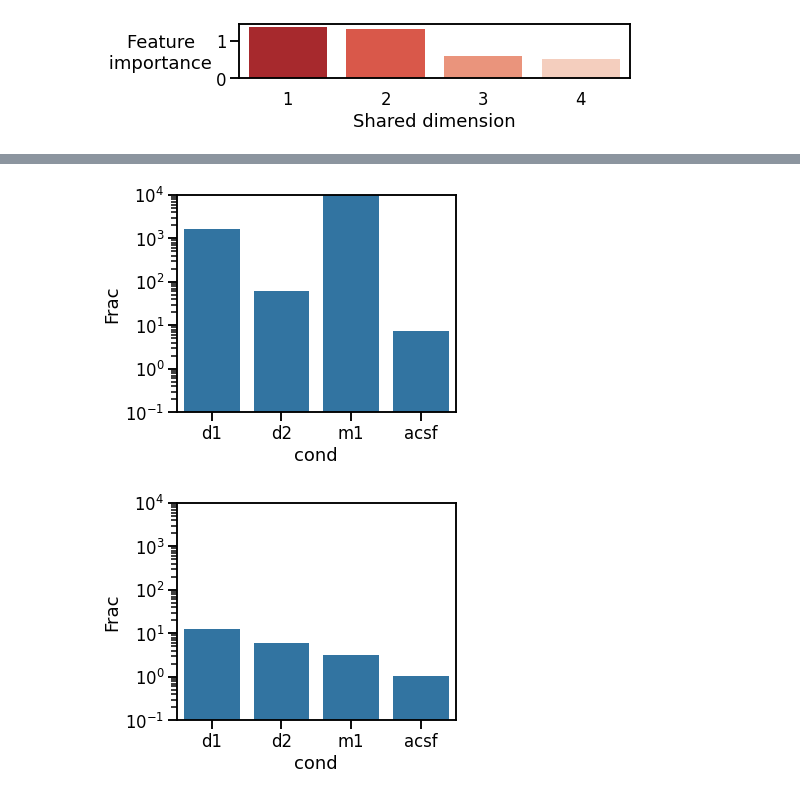
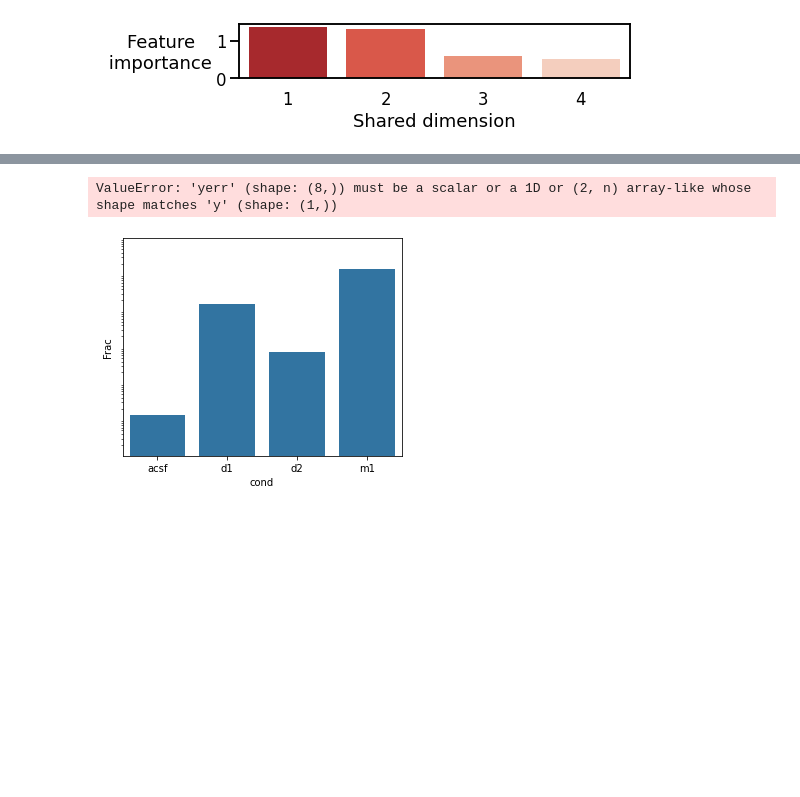
Before and after one commit to Nishant-codex/single_cell_analysis, a Jupyter notebook: notebooks_acsf/pCCA_acsf.ipynb, the cells around one changed output, grey strips where cells are left out. Cells and saved outputs as stored; diff of their text form; code cells hidden in the pictures; blank space fills up the shorter version.

```diff
--- a/notebooks_acsf/pCCA_acsf.ipynb
+++ b/notebooks_acsf/pCCA_acsf.ipynb
@@ -22,7 +27,7 @@ from statsmodels.stats import multitest
 data_path = 'G:/My Drive/Data For Publication/'
 # %%
 ephys = pd.read_pickle(data_path+"CCA/ephys_with_labels.p")
-ephys = ephys.drop_duplicates('exp_name')
+# ephys = ephys.drop_duplicates('exp_name')
 bio = pd.read_pickle(data_path+"/CCA/biophys_with_labels.pkl")
 bio = bio.drop_duplicates('exp_name')
 sta = pd.read_pickle(data_path+"/CCA/sta_with_labels.pkl")
@@ -627,0 +713,5 @@ Error in iteration 96
+# %%
+np.random.seed(0)
+rand_inds_exc = np.random.randint(0,len(ephys_exc),51)
+rand_inds_inh = np.random.randint(0,len(ephys_inh),26)
+# df_sta_exc.reset_index(drop='index')
@@ -691,0 +1182,3 @@ temp_inh_d2_std.to_csv('G:/My Drive/Data For Publication/paper2/part1/temp_inh_d
+# %%
+bootstraped_acsf_m1_exc= bootstrap_MCFA([ephys_exc , bio_exc, df_sta_exc, df_eta_exc],iters=100,sample_size=19)
+bootstraped_acsf_m1_inh= bootstrap_MCFA([ephys_inh , bio_inh, df_sta_inh, df_eta_inh],iters=100,sample_size=19)
@@ -691,0 +1221,3 @@ temp_inh_d2_std.to_csv('G:/My Drive/Data For Publication/paper2/part1/temp_inh_d
+# %%
+temp_inh_all_mean = temp_inh_all_mean.reindex([0,1,3,2,4,5,7,6,8,9,11,10])
+temp_exc_all_mean = temp_exc_all_mean.reindex([0,1,3,2,4,5,7,6,8,9,11,10])
@@ -744,43 +1411,66 @@ data_m1_inh.to_csv('G:/My Drive/Data For Publication/paper2/part1/data_m1_inh.cs
 # %%
 frac_d1_inh   =  np.mean(var_exp_totals_inh_d1[var_exp_totals_inh_d1.Space=='Shared']['Variance explained'].to_numpy()/var_exp_totals_inh_d1[var_exp_totals_inh_d1.Space=='Specific']['Variance explained'].to_numpy())
 frac_d2_inh   =  np.mean(var_exp_totals_inh_d2[var_exp_totals_inh_d2.Space=='Shared']['Variance explained'].to_numpy()/var_exp_totals_inh_d2[var_exp_totals_inh_d2.Space=='Specific']['Variance explained'].to_numpy())
 frac_m1_inh   =  np.mean(var_exp_totals_inh_m1[var_exp_totals_inh_m1.Space=='Shared']['Variance explained'].to_numpy()/var_exp_totals_inh_m1[var_exp_totals_inh_m1.Space=='Specific']['Variance explained'].to_numpy())
-frac_acsf_inh =  np.mean(var_exp_totals_inh[var_exp_totals_inh.Space=='Shared']['Variance explained'].to_numpy()/var_exp_totals_inh[var_exp_totals_inh.Space=='Specific']['Variance explained'].to_numpy())
+# frac_acsf_inh =  np.mean(var_exp_totals_inh[var_exp_totals_inh.Space=='Shared']['Variance explained'].to_numpy()/var_exp_totals_inh[var_exp_totals_inh.Space=='Specific']['Variance explained'].to_numpy())
+
+
 
 
 frac_d1_exc   =  np.mean(var_exp_totals_exc_d1[var_exp_totals_exc_d1.Space=='Shared']['Variance explained'].to_numpy()/var_exp_totals_exc_d1[var_exp_totals_exc_d1.Space=='Specific']['Variance explained'].to_numpy())
 frac_d2_exc   =  np.mean(var_exp_totals_exc_d2[var_exp_totals_exc_d2.Space=='Shared']['Variance explained'].to_numpy()/var_exp_totals_exc_d2[var_exp_totals_exc_d2.Space=='Specific']['Variance explained'].to_numpy())
 frac_m1_exc   =  np.mean(var_exp_totals_exc_m1[var_exp_totals_exc_m1.Space=='Shared']['Variance explained'].to_numpy()/var_exp_totals_exc_m1[var_exp_totals_exc_m1.Space=='Specific']['Variance explained'].to_numpy())
-frac_acsf_exc =  np.mean(var_exp_totals_exc[var_exp_totals_exc.Space=='Shared']['Variance explained'].to_numpy()/var_exp_totals_exc[var_exp_totals_exc.Space=='Specific']['Variance explained'].to_numpy())
+# frac_acsf_exc =  np.mean(var_exp_totals_exc[var_exp_totals_exc.Space=='Shared']['Variance explained'].to_numpy()/var_exp_totals_exc[var_exp_totals_exc.Space=='Specific']['Variance explained'].to_numpy())
 
-df_frac = {'Frac':[frac_d1_inh,
+frac_d1_exc_acsf   =  np.mean(temp_exc_all_mean[temp_exc_all_mean.Space=='Shared']['Variance explained'].to_numpy()/temp_exc_all_mean[temp_exc_all_mean.Space=='Specific']['Variance explained'].to_numpy())
+
+frac_d1_inh_acsf   =  np.mean(temp_inh_all_mean[temp_inh_all_mean.Space=='Shared']['Variance explained'].to_numpy()/temp_inh_all_mean[temp_inh_all_mean.Space=='Specific']['Variance explained'].to_numpy())
+
+frac_d1_exc_acsf_std   =  np.mean(temp_exc_all_std[temp_exc_all_std.Space=='Shared']['Variance explained'].to_numpy()/temp_exc_all_std[temp_exc_all_std.Space=='Specific']['Variance explained'].to_numpy())
+frac_d1_inh_acsf_std   =  np.mean(temp_inh_all_std[temp_inh_all_std.Space=='Shared']['Variance explained'].to_numpy()/temp_inh_all_std[temp_inh_all_std.Space=='Specific']['Variance explained'].to_numpy())
+
+
+
+
+df_frac = {'Frac':[frac_d1_inh_acsf,
+                   frac_d1_inh,
                    frac_d2_inh,
                    frac_m1_inh,
-                   frac_acsf_inh,
+                   frac_d1_exc_acsf,
                    frac_d1_exc,
                    frac_d2_exc,
-                   frac_m1_exc,
-                   frac_acsf_exc]}
+                   frac_m1_exc],
+   }
 
 df_frac = pd.DataFrame(df_frac)
-df_frac['cond'] = ['d1','d2','m1','acsf','d1','d2','m1','acsf']
+df_frac['cond'] = ['acsf',
+                   'd1',
+                   'd2',
+                   'm1',
+                   'acsf',
+                   'd1',
+                   'd2',
+                   'm1']
 df_frac['cell_type'] = ['inh','inh','inh','inh','exc','exc','exc','exc']
+df_frac['error'] = [frac_d1_inh_acsf_std,0,0,0,frac_d1_exc_acsf_std,0,0,0]
+
 fig,ax = plt.subplots(figsize=(5,4))
 
-sns.barplot(data=df_frac[df_frac.cell_type=='exc'],x='cond',y='Frac',ax=ax,log_scale=True,bottom=0.1)
+sns.barplot(data=df_frac[df_frac.cell_type=='exc'],x='cond',y='Frac',ax=ax,log_scale=True,bottom=0.1 )
 ax.set_yscale('log')
-ax.set(ylim=(0.1, 10000))
-
-plt.savefig('G:/My Drive/Data For Publication/paper2/part1/frac_shared_specific_exc.pdf',dpi=200,bbox_inches='tight')
+ax.set(ylim=(0.1, 100000))
+plt.errorbar(x='cond',y='Frac', yerr=df_frac['error'], fmt='none', c='k', capsize=5)
+plt.savefig('G:/My Drive/Data For Publication/paper2/part1/frac_shared_specific_exc_bootstrapped.pdf',dpi=200,bbox_inches='tight')
 plt.show()
 fig,ax = plt.subplots(figsize=(5,4))
 
 sns.barplot(data=df_frac[df_frac.cell_type=='inh'],x='cond',y='Frac',ax=ax,log_scale=True,bottom=0.1)
 # plt.yscale('log')
-ax.set(ylim=(0.1, 10000))
+
+ax.set(ylim=(0.1, 100000))
 ax.set_yscale('log')
-plt.savefig('G:/My Drive/Data For Publication/paper2/part1/frac_shared_specific_inh.pdf',dpi=200,bbox_inches='tight')
+plt.savefig('G:/My Drive/Data For Publication/paper2/part1/frac_shared_specific_inh_bootstrapped.pdf',dpi=200,bbox_inches='tight')
 plt.show()
 # %% [output]
+ValueError: 'yerr' (shape: (8,)) must be a scalar or a 1D or (2, n) array-like whose shape matches 'y' (shape: (1,))
-[figure, old version]
+[figure, new version]
-[figure, removed]
```
Also changed, not shown: parts of 60 cells of this notebook, 1 other file.
